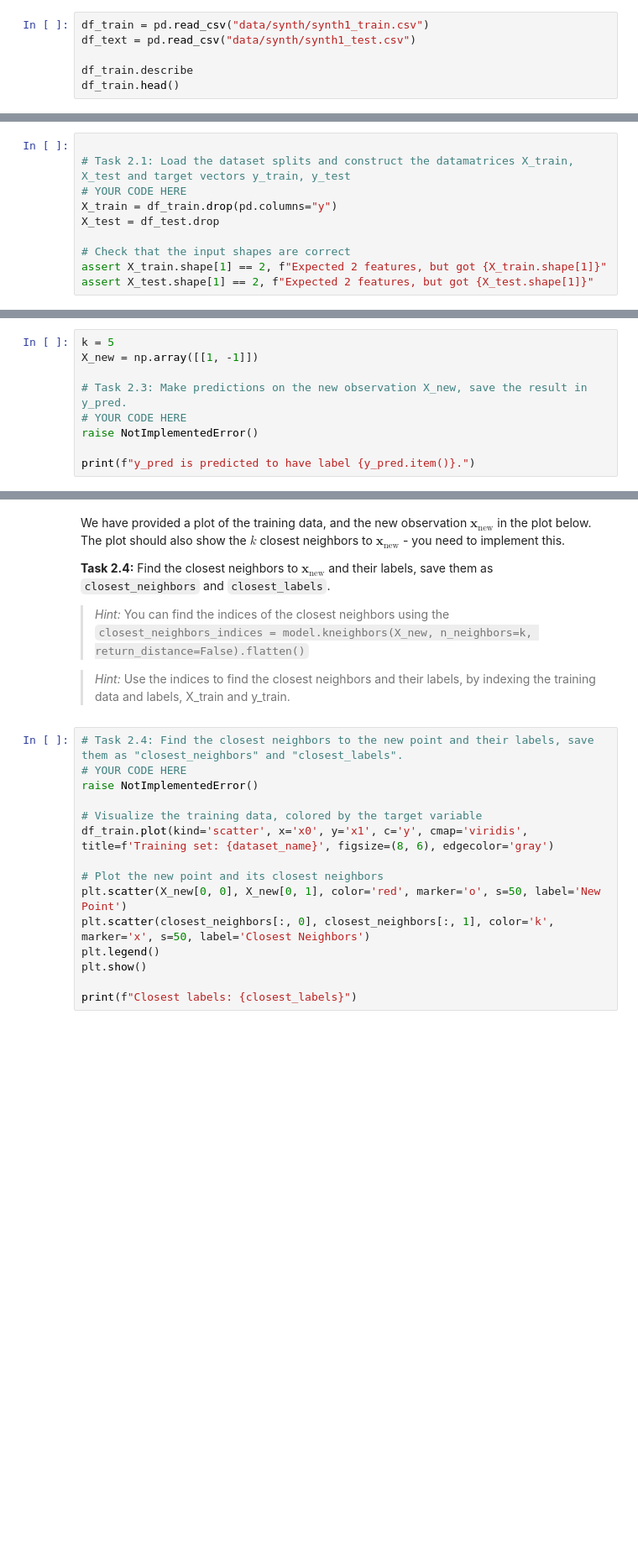
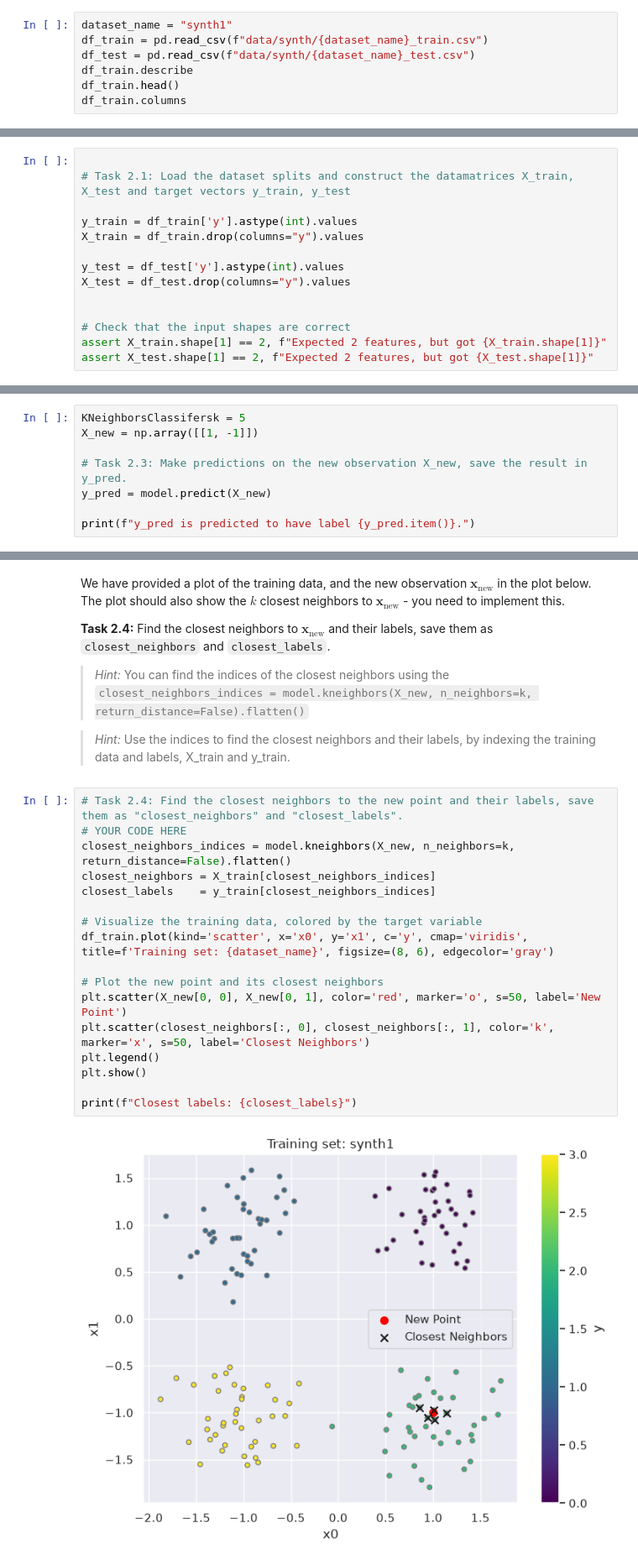
Before and after one commit to NicolaiNielsen/02452exercises, a Jupyter notebook: week2/exercise2.ipynb, the cells around one changed output, grey strips where cells are left out. Shown at 84% size. Saved outputs shown, nothing was run; the diff lists cells and outputs as text; blank space fills up the shorter version.

```diff
--- a/week2/exercise2.ipynb
+++ b/week2/exercise2.ipynb
@@ -517,9 +496,10 @@ In this exercise we will use the $k$-nearest neighbors (KNN) method for classifi
 
 **Task 2.1:** Examine the loaded `synth1_train.csv` and `synth1_test.csv` files using Pandas.
 # %%
-df_train = pd.read_csv("data/synth/synth1_train.csv")
-df_text = pd.read_csv("data/synth/synth1_test.csv")
-
+dataset_name = "synth1"
+df_train = pd.read_csv(f"data/synth/{dataset_name}_train.csv")
+df_test = pd.read_csv(f"data/synth/{dataset_name}_test.csv")
 df_train.describe
 df_train.head()
+df_train.columns
 # %% [output]
@@ -536,9 +511,13 @@ From the datasets, construct $\left(\boldsymbol{X}_{\text{train}}, \boldsymbol{y
 # %%
 
 # Task 2.1: Load the dataset splits and construct the datamatrices X_train, X_test and target vectors y_train, y_test
-# YOUR CODE HERE
-X_train = df_train.drop(pd.columns="y")
-X_test = df_test.drop
+
+y_train = df_train['y'].astype(int).values
+X_train = df_train.drop(columns="y").values
+
+y_test = df_test['y'].astype(int).values
+X_test = df_test.drop(columns="y").values
+
 
 # Check that the input shapes are correct
 assert X_train.shape[1] == 2, f"Expected 2 features, but got {X_train.shape[1]}"
@@ -597,11 +580,10 @@ model.fit(X_train, y_train) # i.e. the attributes and the labels.
 
 - *Answer:*
 # %%
-k = 5
+KNeighborsClassifersk = 5
 X_new = np.array([[1, -1]])
 
 # Task 2.3: Make predictions on the new observation X_new, save the result in y_pred.
-# YOUR CODE HERE
-raise NotImplementedError()
+y_pred = model.predict(X_new)
 
 print(f"y_pred is predicted to have label {y_pred.item()}.")
@@ -616,15 +600,19 @@ We have provided a plot of the training data, and the new observation $\boldsymb
 # %%
 # Task 2.4: Find the closest neighbors to the new point and their labels, save them as "closest_neighbors" and "closest_labels".
 # YOUR CODE HERE
-raise NotImplementedError()
+closest_neighbors_indices = model.kneighbors(X_new, n_neighbors=k, return_distance=False).flatten()
+closest_neighbors = X_train[closest_neighbors_indices]
+closest_labels    = y_train[closest_neighbors_indices]
 
 # Visualize the training data, colored by the target variable
 df_train.plot(kind='scatter', x='x0', y='x1', c='y', cmap='viridis', title=f'Training set: {dataset_name}', figsize=(8, 6), edgecolor='gray')
 
 # Plot the new point and its closest neighbors
 plt.scatter(X_new[0, 0], X_new[0, 1], color='red', marker='o', s=50, label='New Point')
 plt.scatter(closest_neighbors[:, 0], closest_neighbors[:, 1], color='k', marker='x', s=50, label='Closest Neighbors')
 plt.legend()
 plt.show()
 
 print(f"Closest labels: {closest_labels}")
+# %% [output]
+[figure, added]
```
Also changed, not shown: parts of 10 cells of this notebook, 1 other file.
